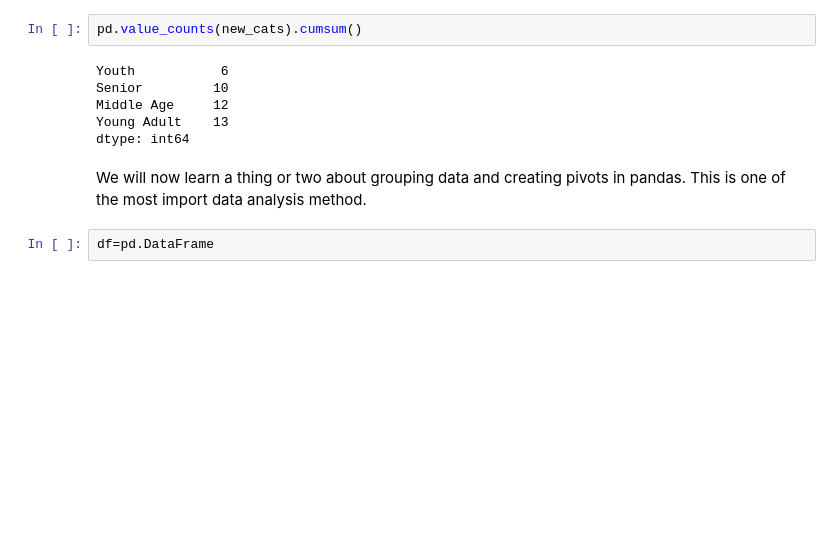
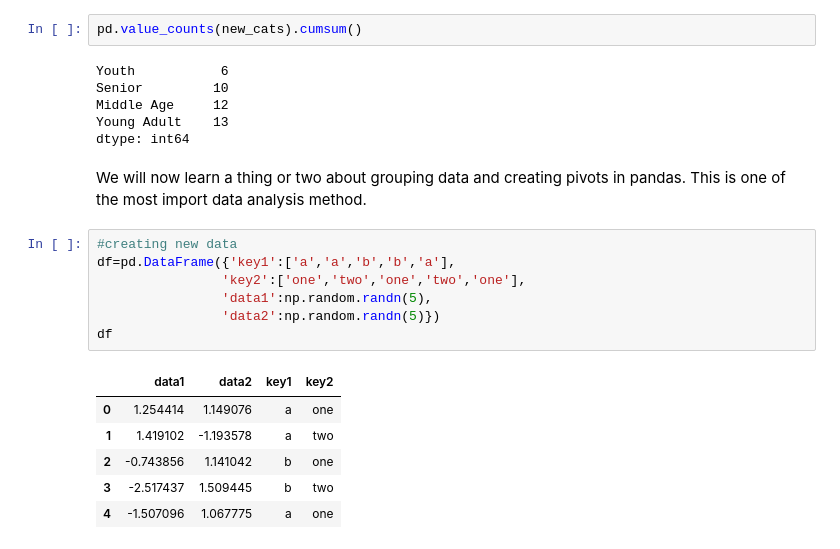
Before and after one commit to debuggermalhotra/Artificial-Intelligence-Recipes, a Jupyter notebook: Python for scientific development/DataManipulation_with_Numpy_and_Pandas.ipynb, the cells around one changed output. Saved outputs shown, nothing was run; the diff lists cells and outputs as text; blank space fills up the shorter version.

```diff
--- a/Python for scientific development/DataManipulation_with_Numpy_and_Pandas.ipynb
+++ b/Python for scientific development/DataManipulation_with_Numpy_and_Pandas.ipynb
@@ -603,5 +603,17 @@ Young Adult    13
 dtype: int64
 # %% [markdown]
 We will now learn a thing or two about grouping data and creating pivots in pandas. This is one of the most import data analysis method.
-# %%
-df=pd.DataFrame
+# %%
+#creating new data
+df=pd.DataFrame({'key1':['a','a','b','b','a'],
+                'key2':['one','two','one','two','one'],
+                'data1':np.random.randn(5),
+                'data2':np.random.randn(5)})
+df
+# %% [output]
+|  | data1 | data2 | key1 | key2 |
+| 0 | 1.254414 | 1.149076 | a | one |
+| 1 | 1.419102 | -1.193578 | a | two |
+| 2 | -0.743856 | 1.141042 | b | one |
+| 3 | -2.517437 | 1.509445 | b | two |
+| 4 | -1.507096 | 1.067775 | a | one |
```
Also changed, not shown: parts of 21 cells of this notebook.
